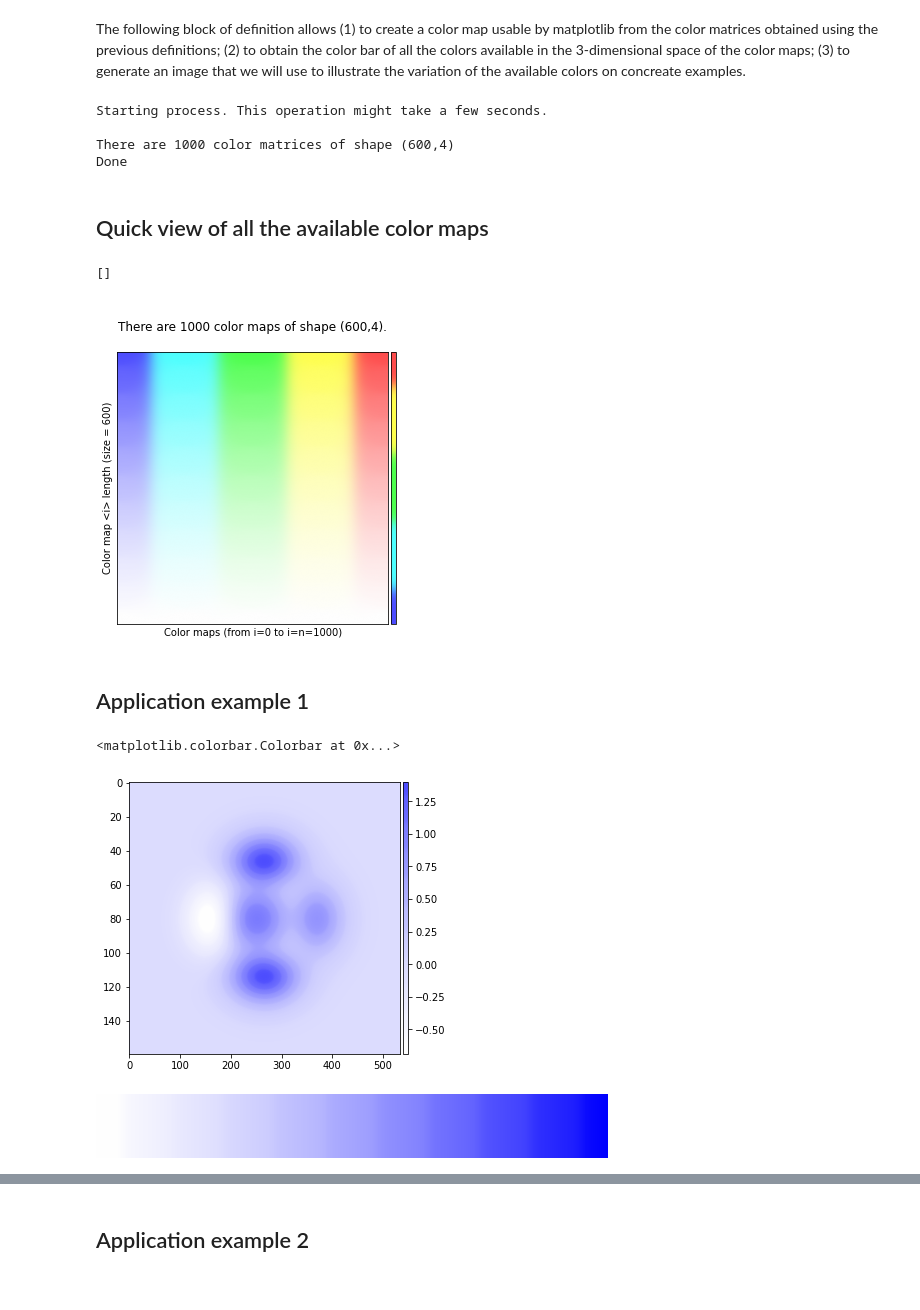
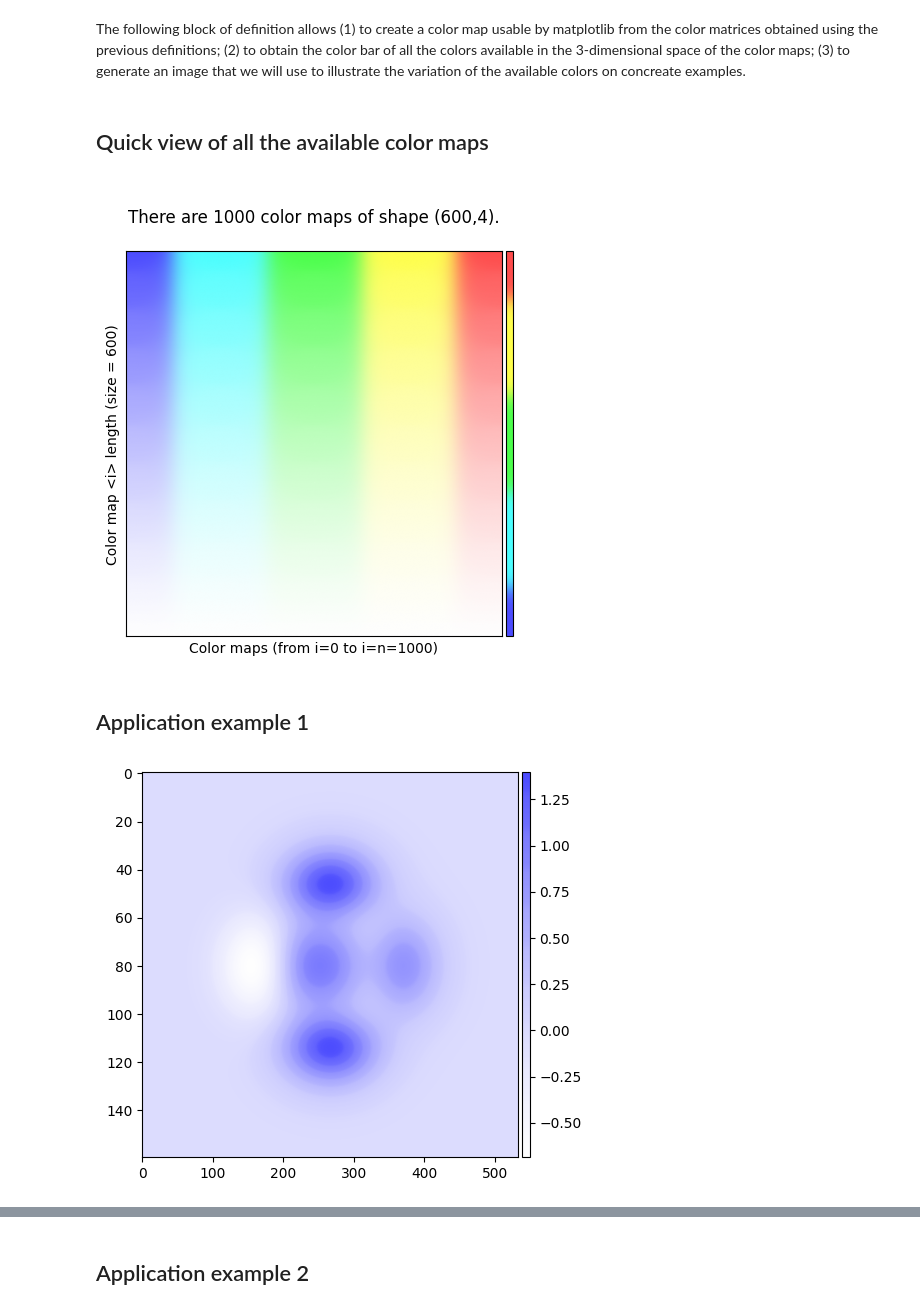
Before and after one commit to LudovicGardy/colormaps_ReBaD, a Jupyter notebook: custom_colormaps.ipynb, the cells around one changed output, grey strips where cells are left out. Drawn from its saved outputs; the diff is of its cells as text; code cells hidden in the pictures.

Commit message:
chore: Add .gitignore file and update custom_colormaps.ipynb

```diff
--- a/custom_colormaps.ipynb
+++ b/custom_colormaps.ipynb
@@ -373,12 +35,2 @@ def create_image():
-# %%
-
-print("\nStarting process. This operation might take a few seconds.\n")
-HaReBaD_color_matrix_upper = create_custom_colormatrix_3D(n_cmaps=1000, cmap_length=600)
-print("Done")
-# %% [output]
-Starting process. This operation might take a few seconds.
-
-There are 1000 color matrices of shape (600,4)
-Done
 # %% [markdown]
 ## Quick view of all the available color maps
@@ -385,57 +39,15 @@ Done
 # %%
-### Create colorbar/map
+
+from modules.plots import show_all_available_colormaps, show_individual_example, show_multiple_examples
+
 all_colormaps = get_all_cmaps(HaReBaD_color_matrix_upper)
-
-### Plot color matrices list
-f, ax = plt.subplots(figsize= (5,5))
-
-img = ax.imshow(HaReBaD_color_matrix_upper, cmap =all_colormaps, alpha = 0.7,
-           interpolation ='bilinear', aspect = "auto")
-ax.set_yticks([])
-ax.set_xticks([])
-ax.set_title(f"\nThere are {HaReBaD_color_matrix_upper.shape[1]} color maps of shape ({HaReBaD_color_matrix_upper.shape[0]},{HaReBaD_color_matrix_upper.shape[2]}).\n")
-ax.set_xlabel(f"Color maps (from i=0 to i=n={HaReBaD_color_matrix_upper.shape[1]})")
-ax.set_ylabel(f"Color map <i> length (size = {HaReBaD_color_matrix_upper.shape[0]})")
-
-#- Create colorbar
-aspect = 20
-pad_fraction = 0.5
-divider = make_axes_locatable(ax)
-height = axes_size.AxesX(ax, aspect=2/100)
-pad = axes_size.Fraction(0.5, height)
-cax = divider.append_axes("right", size=height, pad=pad)
-cax.tick_params(axis='both', which='major')
-plt.colorbar(img, cax=cax, orientation="vertical")
-cax.set_yticks([])
-cax.set_xticks([])
+show_all_available_colormaps(HaReBaD_color_matrix_upper, all_colormaps)
 # %% [output]
-[]
-[figure, old version]
+[figure, new version]
 # %% [markdown]
 ## Application example 1
 # %%
-color_map_i = 1
-color_map = ListedColormap(HaReBaD_color_matrix_upper[:,color_map_i,:][::-1])
-
-#- Create image
-Z2 = create_image()
 f, ax = plt.subplots(figsize= (5,5))
-img = ax.imshow(Z2, cmap =color_map, alpha = 0.7,
-           interpolation ='bilinear', aspect = "auto")
-
-#- Create colorbar
-aspect = 20
-pad_fraction = 0.5
-divider = make_axes_locatable(ax)
-height = axes_size.AxesX(ax, aspect=2/100)
-pad = axes_size.Fraction(0.5, height)
-cax = divider.append_axes("right", size=height, pad=pad)
-cax.tick_params(axis='both', which='major')
-plt.colorbar(img, cax=cax, orientation="vertical")
+color_map = show_individual_example(HaReBaD_color_matrix_upper, 1, ax)
 # %% [output]
-<matplotlib.colorbar.Colorbar at 0x...>
-[figure, old version]
+[figure, new version]
-# %%
-color_map
-# %% [output]
-[figure, removed]
```
Also changed, not shown: parts of 17 cells of this notebook, 7 other files.
